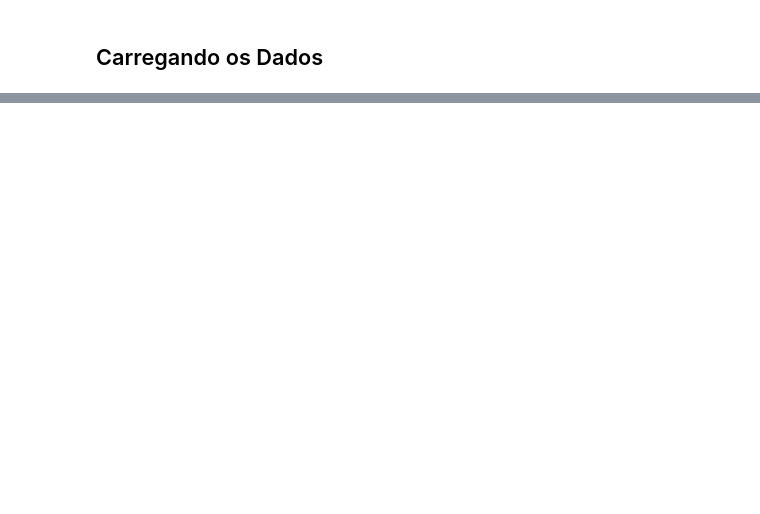
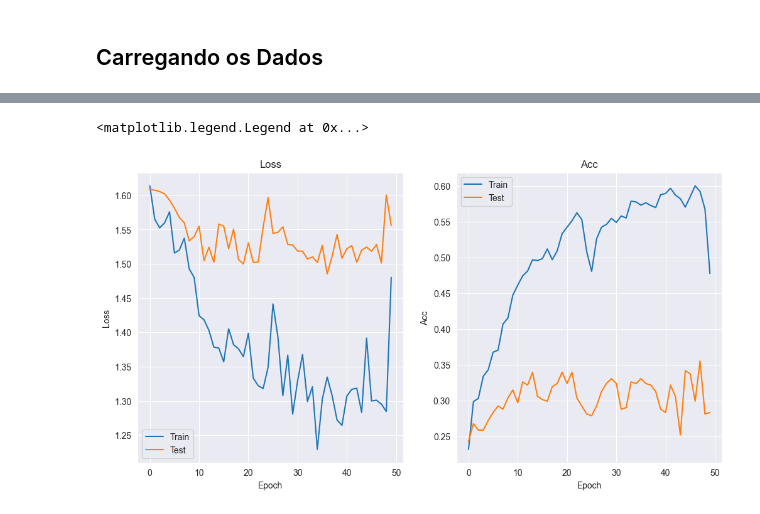
Before and after one commit to z-fab/postech-data-analytics, a Jupyter notebook: f5-deep-learning/m1-deep-reinforcement-learning/notebook-aula4.ipynb, the cells around one changed output, grey strips where cells are left out. Saved outputs shown, nothing was run; the diff lists cells and outputs as text; code cells hidden in the pictures; blank space fills up the shorter version.

```diff
--- a/f5-deep-learning/m1-deep-reinforcement-learning/notebook-aula4.ipynb
+++ b/f5-deep-learning/m1-deep-reinforcement-learning/notebook-aula4.ipynb
@@ -33,0 +117,2 @@ df_raw.sample(5)
+# %%
+df['text'] = df['text'].apply(clean_text)
@@ -33,0 +168,2 @@ df_raw.sample(5)
+# %%
+X_train, X_test, y_train, y_test = train_test_split(X, y, test_size=0.2, random_state=42)
@@ -33,0 +215,19 @@ df_raw.sample(5)
+# %%
+class TextDataset(Dataset):
+    def __init__(self, texts, labels):
+        self.texts = texts
+        self.labels = labels
+
+    def __len__(self):
+        return len(self.texts)
+
+    def __getitem__(self, idx):
+        return self.texts[idx], self.labels[idx]
+
+# Criando os Datasets de treino e teste
+train_dataset = TextDataset(train_padseq, y_train_float)
+test_dataset = TextDataset(test_padseq, y_test_float)
+
+# Criando os DataLoaders de treino e teste
+train_loader = DataLoader(train_dataset, batch_size=120, shuffle=True)
+test_loader = DataLoader(test_dataset, batch_size=120, shuffle=False)
@@ -33,0 +363,5 @@ df_raw.sample(5)
+# %%
+loss_fn = nn.CrossEntropyLoss()
+optimizer = torch.optim.Adam(model.parameters(), lr=0.001, weight_decay=0.0001)
+
+epoch_loss_train, epoch_loss_test, epoch_acc_train, epoch_acc_test = fit(train_loader, test_loader, model, 50)
@@ -33,0 +386,20 @@ df_raw.sample(5)
+# %%
+plt.figure(figsize=(12, 6))
+plt.subplot(1, 2, 1)
+plt.plot(epoch_loss_train, label='Train')
+plt.plot(epoch_loss_test, label='Test')
+plt.title('Loss')
+plt.xlabel('Epoch')
+plt.ylabel('Loss')
+plt.legend()
+
+plt.subplot(1, 2, 2)
+plt.plot(epoch_acc_train, label='Train')
+plt.plot(epoch_acc_test, label='Test')
+plt.title('Acc')
+plt.xlabel('Epoch')
+plt.ylabel('Acc')
+plt.legend()
+# %% [output]
+<matplotlib.legend.Legend at 0x...>
+[figure, added]
```
Also changed, not shown: parts of 29 cells of this notebook, 2 other files.
